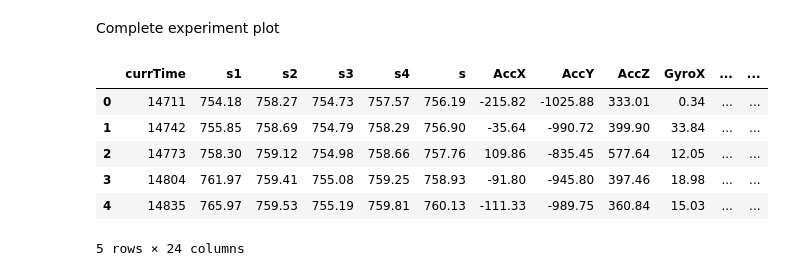
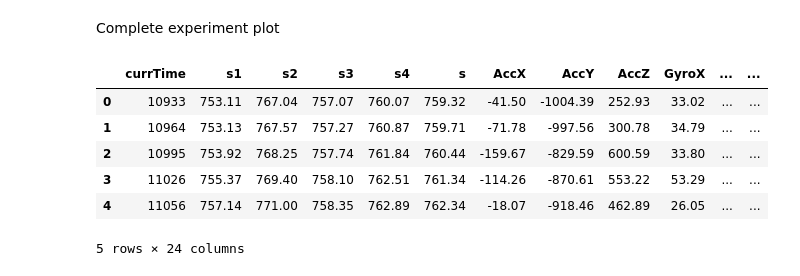
Before and after one commit to Dhruv242003/GRF_Shoe, a Jupyter notebook: JupyterNotebook_Codes/deep_learning.ipynb, the cells around one changed output. Cells and saved outputs as stored; diff of their text form; code cells hidden in the pictures.

```diff
--- a/JupyterNotebook_Codes/deep_learning.ipynb
+++ b/JupyterNotebook_Codes/deep_learning.ipynb
@@ -256,15 +311,17 @@ plt.show()
 # %% [markdown]
 Complete experiment plot
+# %%
+new_exp = '../Data/TorrTrials/Dharmesh/combinedResult.csv'
 # %%
-exp1 = pd.read_csv(file1_path)
+exp1 = pd.read_csv(new_exp)
 exp1.head()
 # %% [output]
 |  | currTime | s1 | s2 | s3 | s4 | s | AccX | AccY | AccZ | GyroX | ... | ... |
-| 0 | 14711 | 754.18 | 758.27 | 754.73 | 757.57 | 756.19 | -215.82 | -1025.88 | 333.01 | 0.34 | ... | ... |
-| 1 | 14742 | 755.85 | 758.69 | 754.79 | 758.29 | 756.90 | -35.64 | -990.72 | 399.90 | 33.84 | ... | ... |
-| 2 | 14773 | 758.30 | 759.12 | 754.98 | 758.66 | 757.76 | 109.86 | -835.45 | 577.64 | 12.05 | ... | ... |
-| 3 | 14804 | 761.97 | 759.41 | 755.08 | 759.25 | 758.93 | -91.80 | -945.80 | 397.46 | 18.98 | ... | ... |
-| 4 | 14835 | 765.97 | 759.53 | 755.19 | 759.81 | 760.13 | -111.33 | -989.75 | 360.84 | 15.03 | ... | ... |
+| 0 | 10933 | 753.11 | 767.04 | 757.07 | 760.07 | 759.32 | -41.50 | -1004.39 | 252.93 | 33.02 | ... | ... |
+| 1 | 10964 | 753.13 | 767.57 | 757.27 | 760.87 | 759.71 | -71.78 | -997.56 | 300.78 | 34.79 | ... | ... |
+| 2 | 10995 | 753.92 | 768.25 | 757.74 | 761.84 | 760.44 | -159.67 | -829.59 | 600.59 | 33.80 | ... | ... |
+| 3 | 11026 | 755.37 | 769.40 | 758.10 | 762.51 | 761.34 | -114.26 | -870.61 | 553.22 | 53.29 | ... | ... |
+| 4 | 11056 | 757.14 | 771.00 | 758.35 | 762.89 | 762.34 | -18.07 | -918.46 | 462.89 | 26.05 | ... | ... |
 5 rows × 24 columns
 # %%
 exp_labels = exp1["Fz"]
```
Also changed, not shown: parts of 26 cells of this notebook, 32 other files.
